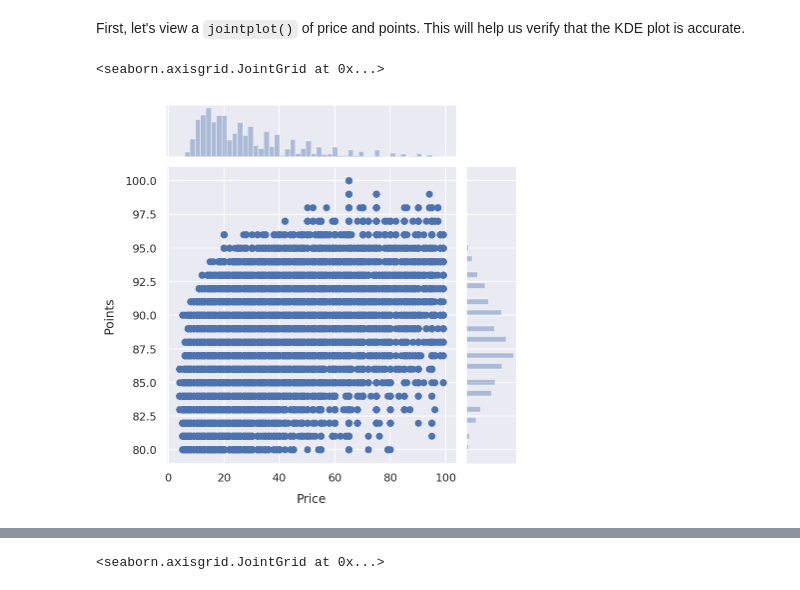
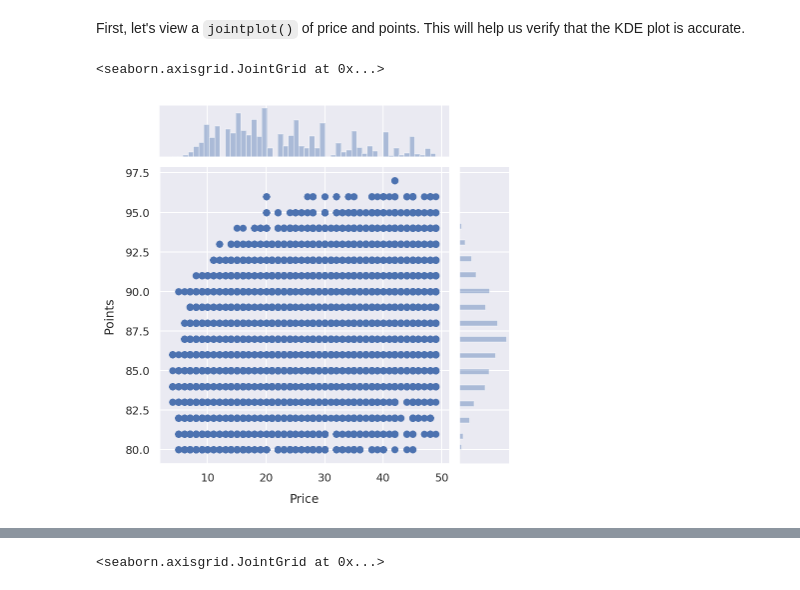
Before and after one commit to gorbulus/WineReviewAnalysis, a Jupyter notebook: WineReviewAnalysis.ipynb, the cells around one changed output, grey strips where cells are left out. Saved outputs shown, nothing was run; the diff lists cells and outputs as text; code cells hidden in the pictures.

````diff
--- a/WineReviewAnalysis.ipynb
+++ b/WineReviewAnalysis.ipynb
@@ -1004,8 +1004,8 @@ The model uses the kernel (focus) density to assist in preditions in future mode
 First, let's view a ```jointplot()``` of price and points.  This will help us verify that the KDE plot is accurate.
 # %%
 # Jointplot
-sns.jointplot(x='Price', y='Points', data=reviews_df[reviews_df['Price'] < 100])
+sns.jointplot(x='Price', y='Points', data=reviews_df[reviews_df['Price'] < 50])
 # %% [output]
 <seaborn.axisgrid.JointGrid at 0x...>
-[figure, old version]
+[figure, new version]
 # %%
````
Also changed, not shown: parts of 22 cells of this notebook, 1 other file.
